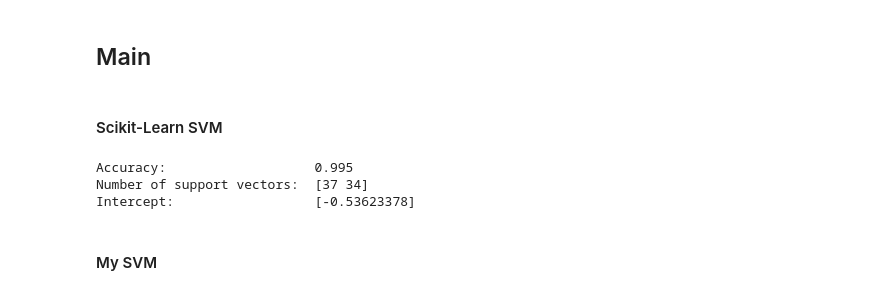
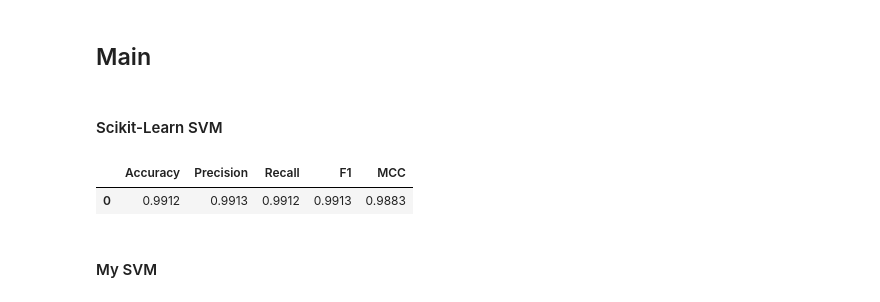
Before and after one commit to udeepam/svm, a Jupyter notebook: notebooks/main.ipynb, the cells around one changed output. Saved outputs shown, nothing was run; the diff lists cells and outputs as text; code cells hidden in the pictures.

```diff
--- a/notebooks/main.ipynb
+++ b/notebooks/main.ipynb
@@ -373,13 +380,10 @@ cheat_svm = cheatSVM(C=1.0,
                      decision_function_shape='ovo')
 cheat_svm.fit(x_train, y_train)
 cheat_pred = cheat_svm.predict(x_test)
-# %%
-print("Accuracy:                  ", accuracy_score(y_test, cheat_pred))
-print("Number of support vectors: ", cheat_svm.n_support_)
-print("Intercept:                 ", cheat_svm.intercept_)
-# %% [output]
-Accuracy:                   0.995
-Number of support vectors:  [37 34]
-Intercept:                  [-0.53623378]
+# %%
+measure_performance(y_test, cheat_pred, average="macro")
+# %% [output]
+|  | Accuracy | Precision | Recall | F1 | MCC |
+| 0 | 0.9912 | 0.9913 | 0.9912 | 0.9913 | 0.9883 |
 # %% [markdown]
 #### My SVM
```
Also changed, not shown: parts of 18 cells of this notebook, 5 other files.
